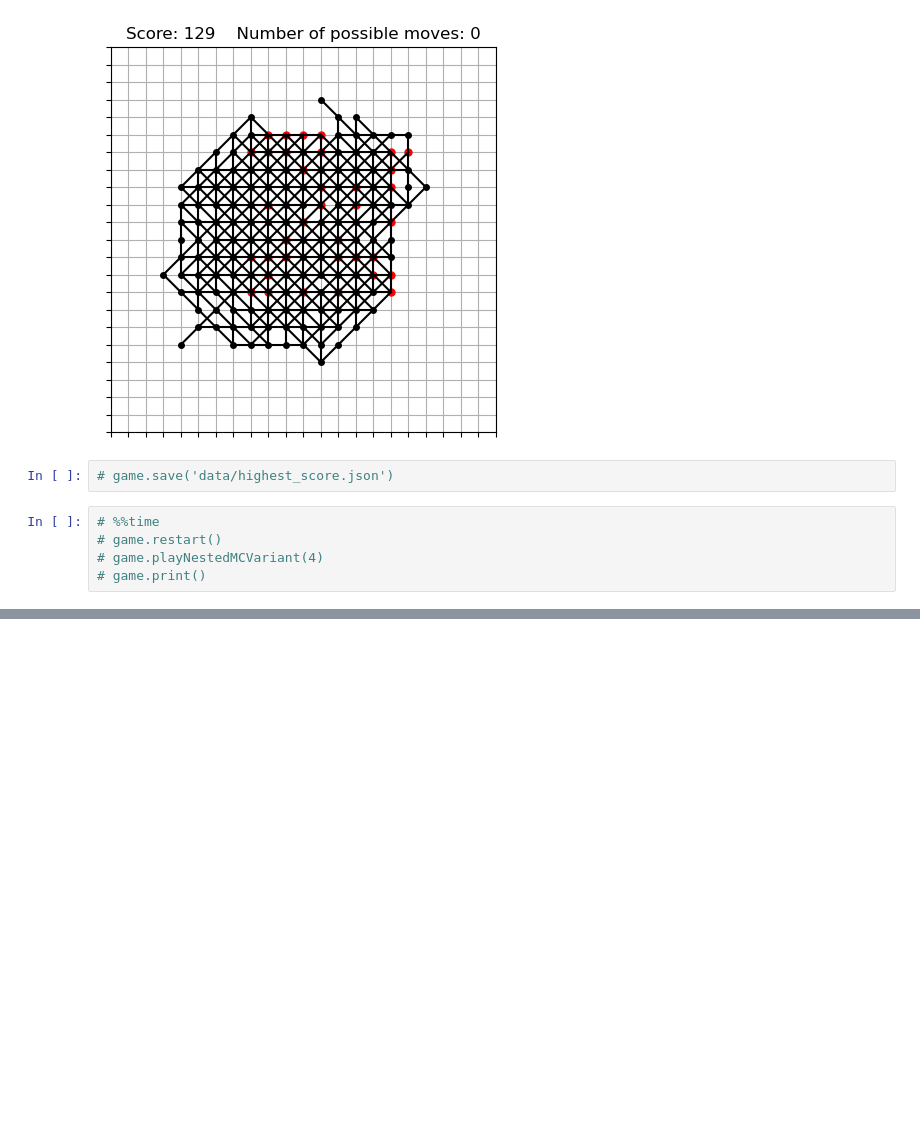
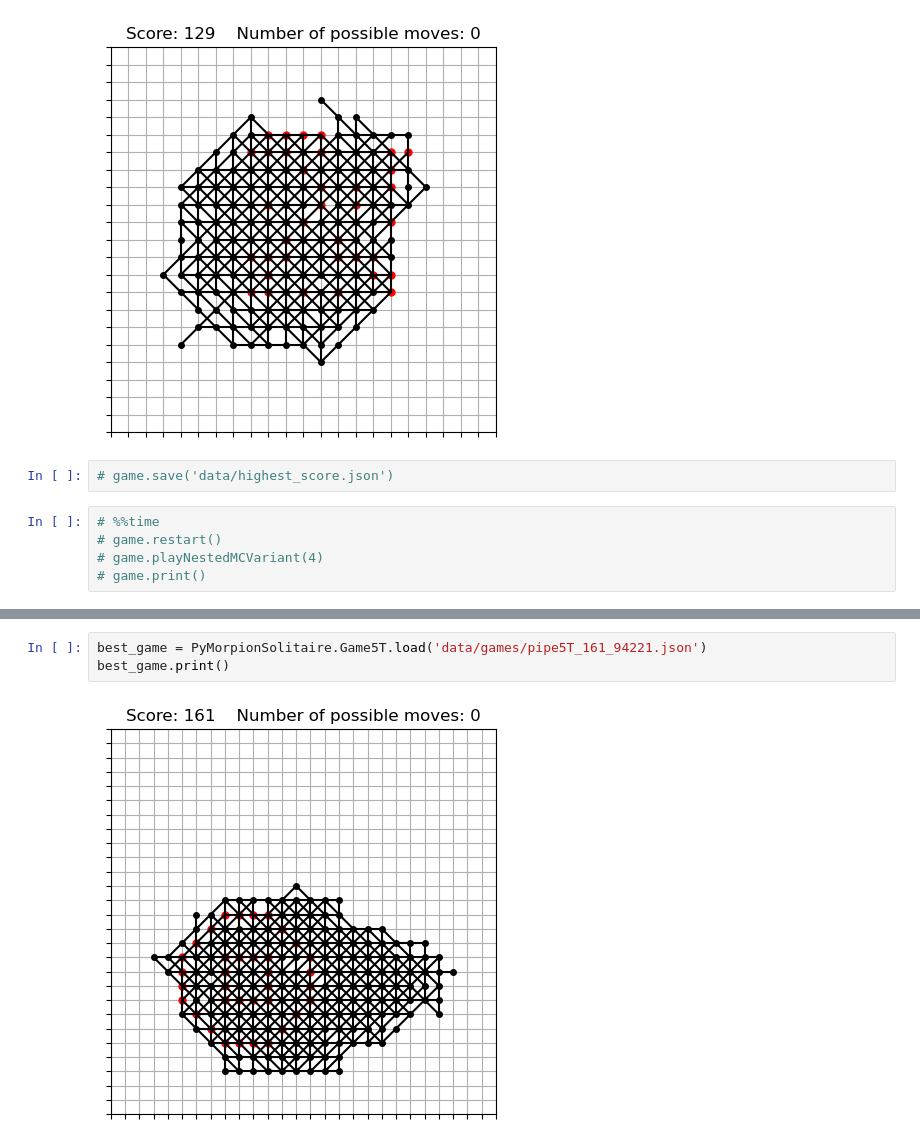
Before and after one commit to gillioz/MorpionSolitaire, a Jupyter notebook: cpp/PyMorpionSolitaire.ipynb, the cells around one changed output, grey strips where cells are left out. Saved outputs shown, nothing was run; the diff lists cells and outputs as text; blank space fills up the shorter version.

```diff
--- a/cpp/PyMorpionSolitaire.ipynb
+++ b/cpp/PyMorpionSolitaire.ipynb
@@ -149,0 +152,5 @@ Best game obtained so far:
+# %%
+best_game = PyMorpionSolitaire.Game5T.load('data/games/pipe5T_161_94221.json')
+best_game.print()
+# %% [output]
+[figure, added]
```
Also changed, not shown: parts of 2 cells of this notebook, 22 other files.
